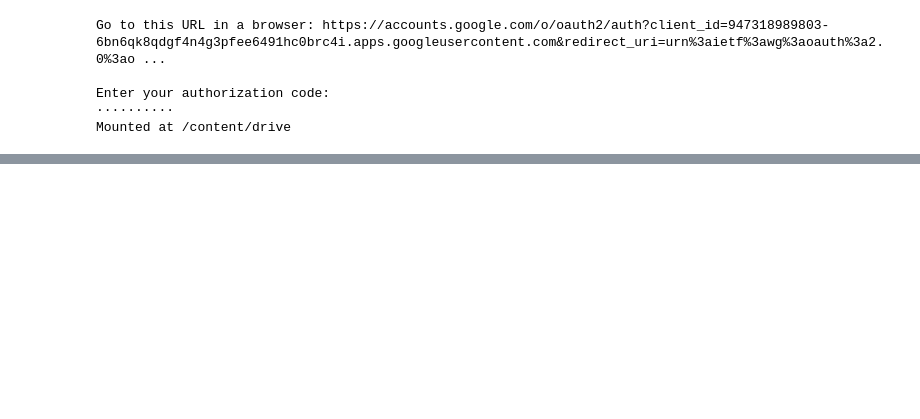
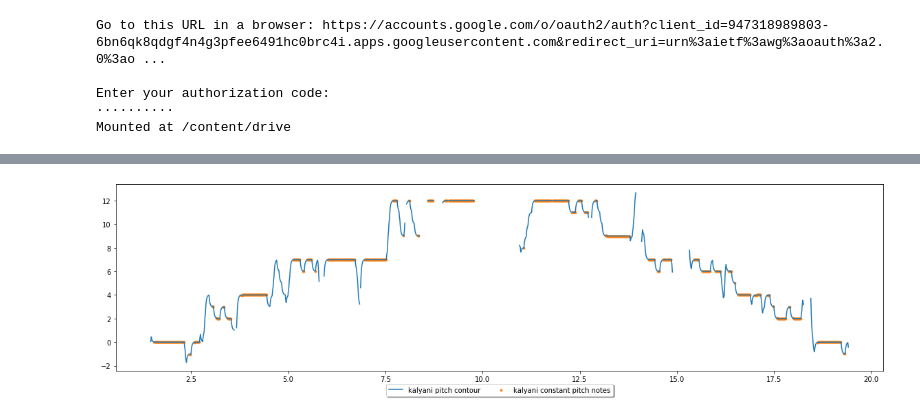
Before and after one commit to Kodhandarama/Audio_Analysis, a Jupyter notebook: pitch_contour.ipynb, the cells around one changed output, grey strips where cells are left out. Drawn from its saved outputs; the diff is of its cells as text; code cells hidden in the pictures; blank space fills up the shorter version.

```diff
--- a/pitch_contour.ipynb
+++ b/pitch_contour.ipynb
@@ -95,0 +118,10 @@ plt.scatter(surabhi.constant_pitch_time,surabhi.constant_pitch_notes,c = '#ff7f0
+# %%
+kalyani_0 = Audio('/content/drive/My Drive/Projects/AA/Music dataset/Kalyani/Raga_Kalyani_0.wav')
+# %%
+fig, ax = plt.subplots()
+ax.plot(kalyani_0.time,kalyani_0.normalised_pitch,label = 'kalyani pitch contour')
+ax.scatter(kalyani_0.constant_pitch_time,kalyani_0.constant_pitch_notes,s=8,c = '#ff7f0e',label = 'kalyani constant pitch notes')
+ax.legend(loc='upper center', bbox_to_anchor=(0.5, -0.05), shadow=True, ncol=2)
+plt.show()
+# %% [output]
+[figure, added]
```
Also changed, not shown: parts of 7 cells of this notebook.
